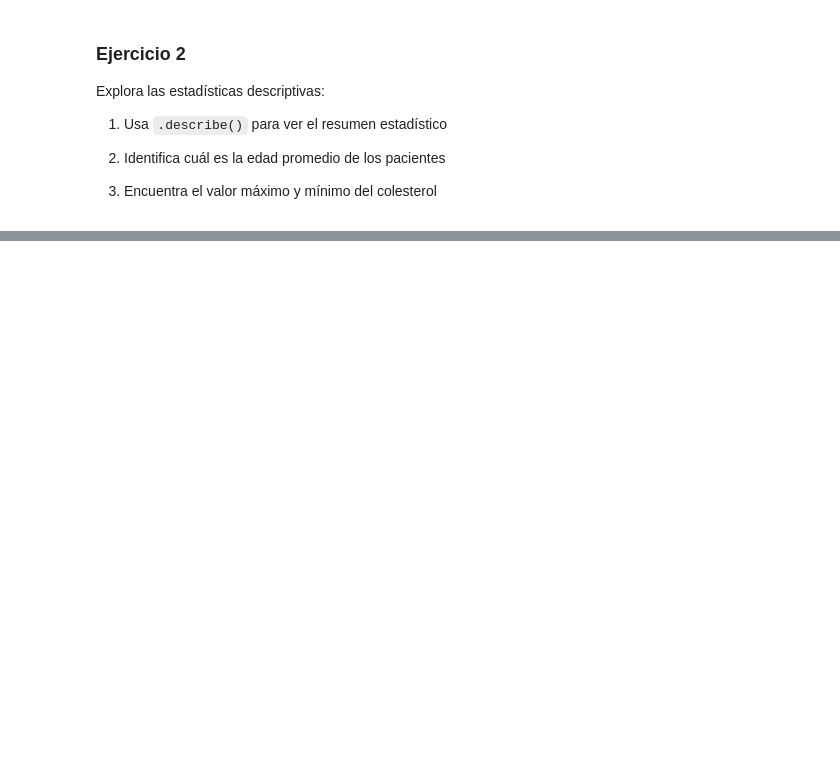
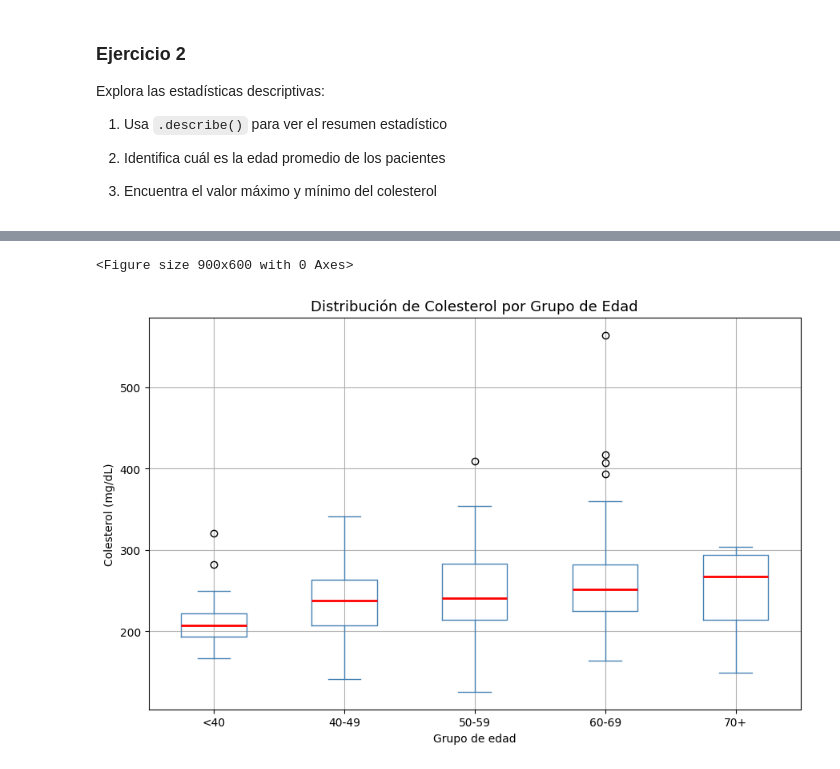
Before and after one commit to marcpalo1999/MIA_sanidad, a Jupyter notebook: 2_1_Solucion_Ejercicios.ipynb, the cells around one changed output, grey strips where cells are left out. Cells and saved outputs as stored; diff of their text form; code cells hidden in the pictures; blank space fills up the shorter version.

```diff
--- a/2_1_Solucion_Ejercicios.ipynb
+++ b/2_1_Solucion_Ejercicios.ipynb
@@ -450,0 +1101,22 @@ df["tipo_dolor"].value_counts()
+# %%
+# 3. Box plot del colesterol por grupo de edad
+plt.figure(figsize=(9, 6))
+df.boxplot(column='chol', by='grupo_edad',
+           figsize=(9, 6),
+           boxprops=dict(color='steelblue'),
+           medianprops=dict(color='red', linewidth=2),
+           whiskerprops=dict(color='steelblue'),
+           capprops=dict(color='steelblue'))
+
+plt.suptitle("")  # Eliminar título automático de pandas
+plt.title("Distribución de Colesterol por Grupo de Edad", fontsize=13)
+plt.xlabel("Grupo de edad")
+plt.ylabel("Colesterol (mg/dL)")
+plt.tight_layout()
+plt.show()
+
+# Los puntos por encima del bigote superior son outliers (valores > Q3 + 1.5×IQR).
+# En colesterol, outliers altos tienen relevancia clínica directa.
+# %% [output]
+<Figure size 900x600 with 0 Axes>
+[figure, added]
```
Also changed, not shown: parts of 115 cells of this notebook.
